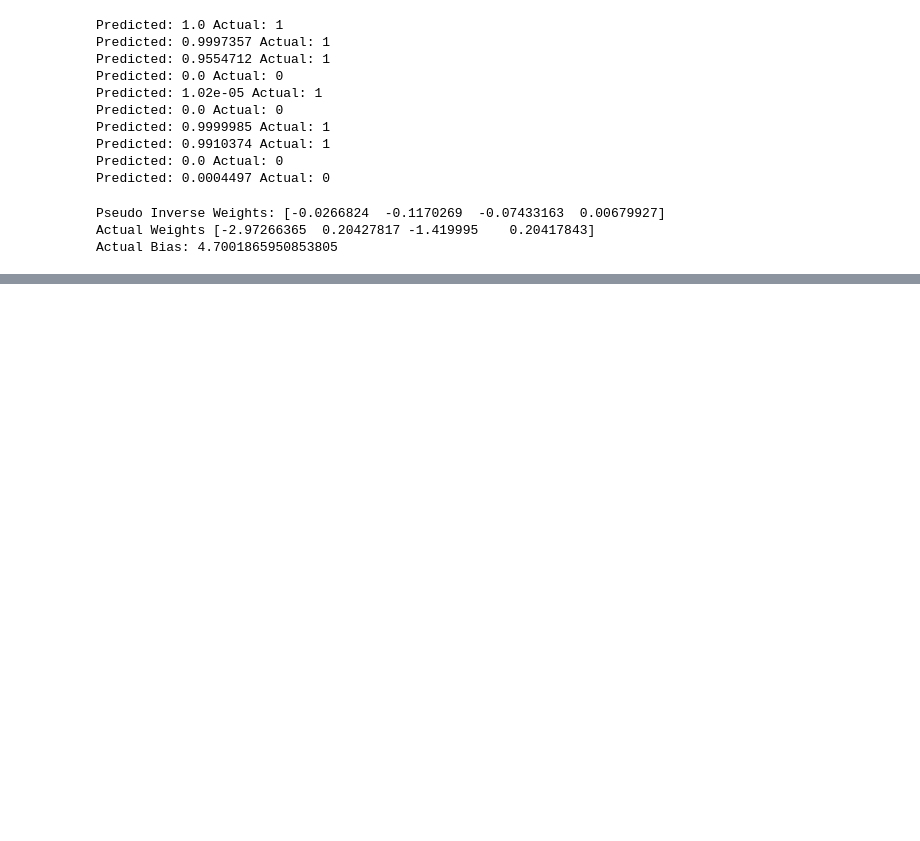
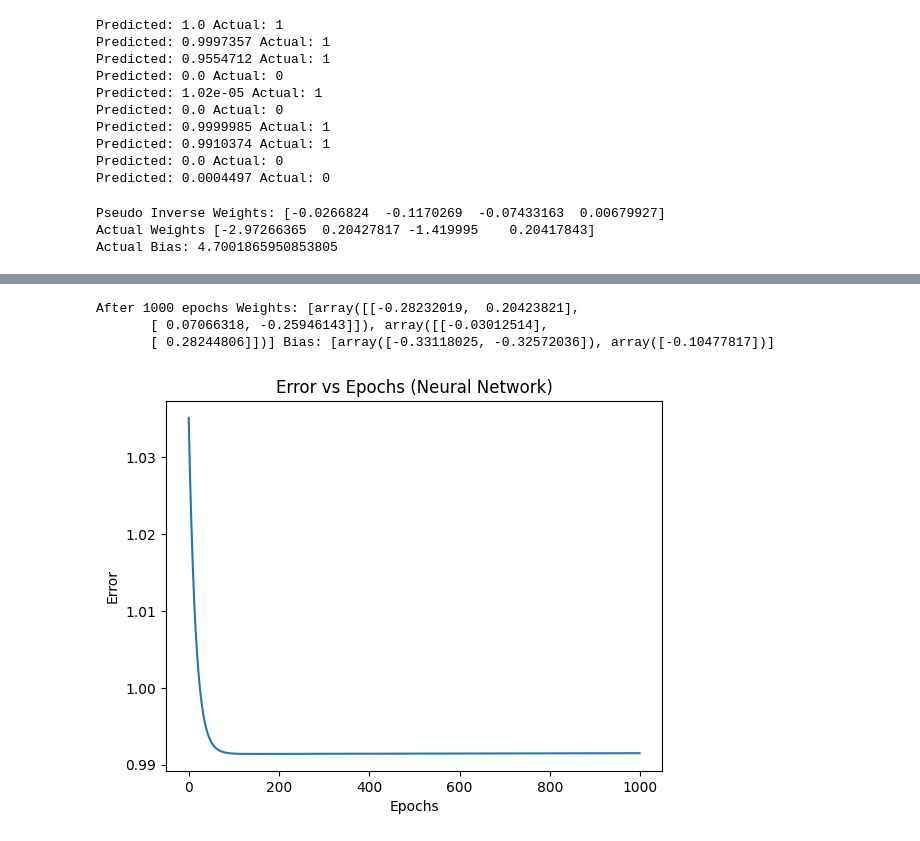
Before and after one commit to ajratnam/ML_LAB_24, a Jupyter notebook: Lab 06/Program.ipynb, the cells around one changed output, grey strips where cells are left out. Drawn from its saved outputs; the diff is of its cells as text; code cells hidden in the pictures; blank space fills up the shorter version.

```diff
--- a/Lab 06/Program.ipynb
+++ b/Lab 06/Program.ipynb
@@ -472,0 +676,21 @@ Actual Bias: 4.7001865950853805
+# %%
+nn = NeuralNetwork([2,2], 0.05, sigmoid)
+
+xor_gate = pd.DataFrame({
+    "A": [0, 0, 1, 1],
+    "B": [0, 1, 0, 1],
+    "Z": [0, 1, 1, 0]
+})
+
+ni, errors = train_perceptron(nn, xor_gate)
+
+plt.plot(errors)
+plt.xlabel("Epochs")
+plt.ylabel("Error")
+plt.title("Error vs Epochs (Neural Network)")
+plt.show()
+# %% [output]
+After 1000 epochs Weights: [array([[-0.28232019,  0.20423821],
+       [ 0.07066318, -0.25946143]]), array([[-0.03012514],
+       [ 0.28244806]])] Bias: [array([-0.33118025, -0.32572036]), array([-0.10477817])]
+[figure, added]
```
Also changed, not shown: parts of 5 cells of this notebook.
